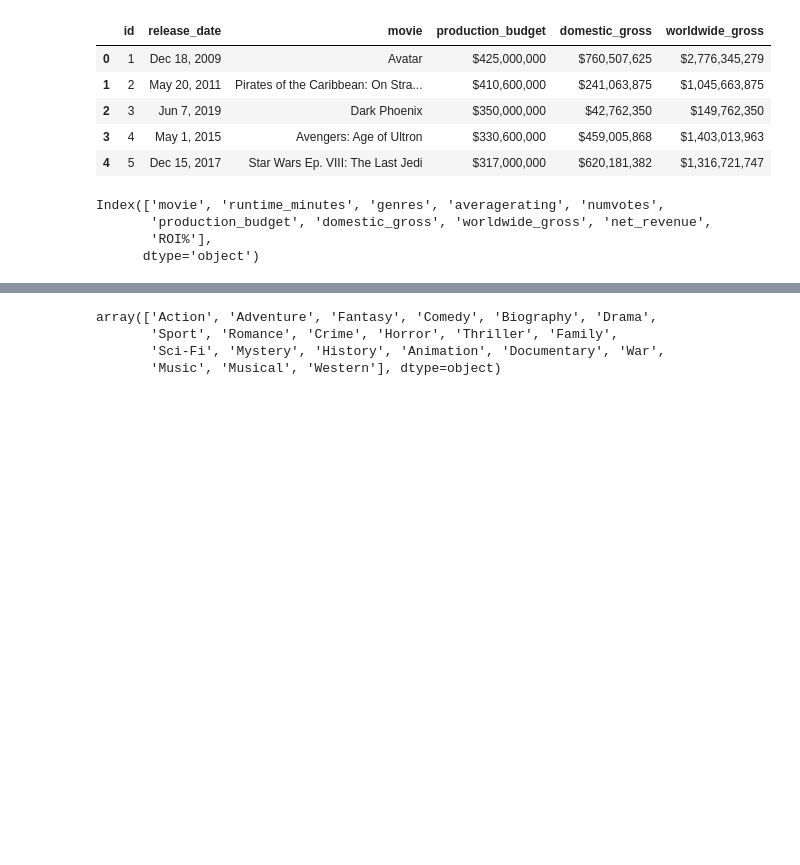
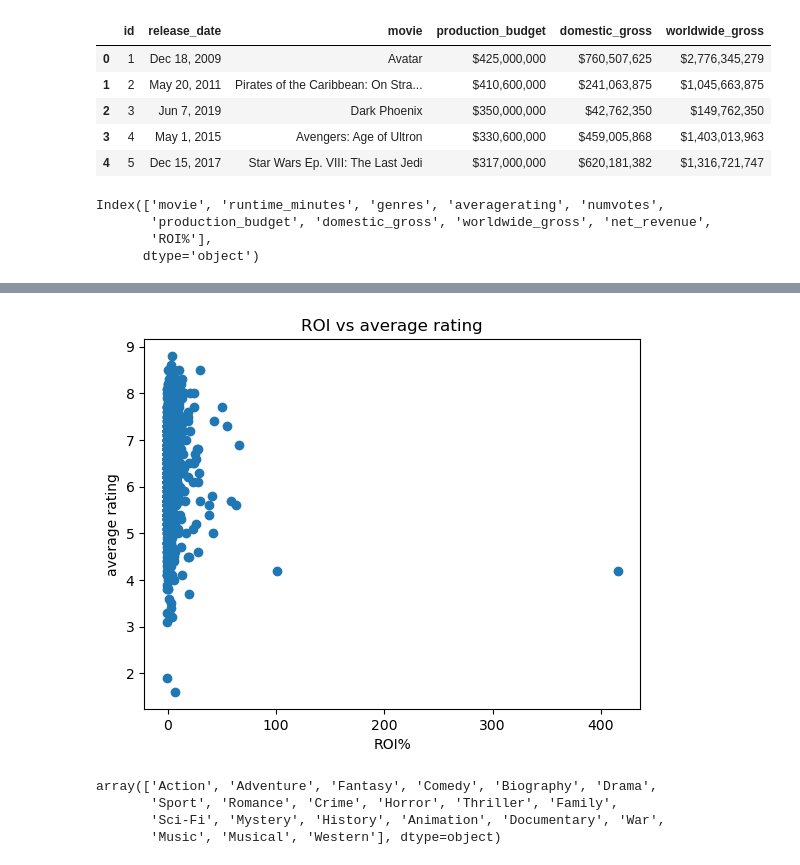
Before and after one commit to basstraining/film_data_analysis, a Jupyter notebook: Notebooks/eda_2.ipynb, the cells around one changed output, grey strips where cells are left out. Saved outputs shown, nothing was run; the diff lists cells and outputs as text; code cells hidden in the pictures; blank space fills up the shorter version.

```diff
--- a/Notebooks/eda_2.ipynb
+++ b/Notebooks/eda_2.ipynb
@@ -78,3 +149,12 @@ plt.show()
+# %%
+plt.scatter(info_budget_df['ROI%'], info_budget_df['averagerating'])
+plt.title('ROI vs average rating')
+plt.xlabel('ROI%')
+plt.ylabel('average rating')
+plt.savefig("../Images/roi_vs_avgrating_scatter.png", bbox_inches='tight')
+plt.show()
+# %% [output]
+[figure, added]
 # %%
 all_genres = info_budget_df['genres'].str.split(',').explode()
 unique_genres = all_genres.unique()
```
Also changed, not shown: parts of 48 cells of this notebook, 2 other files.
